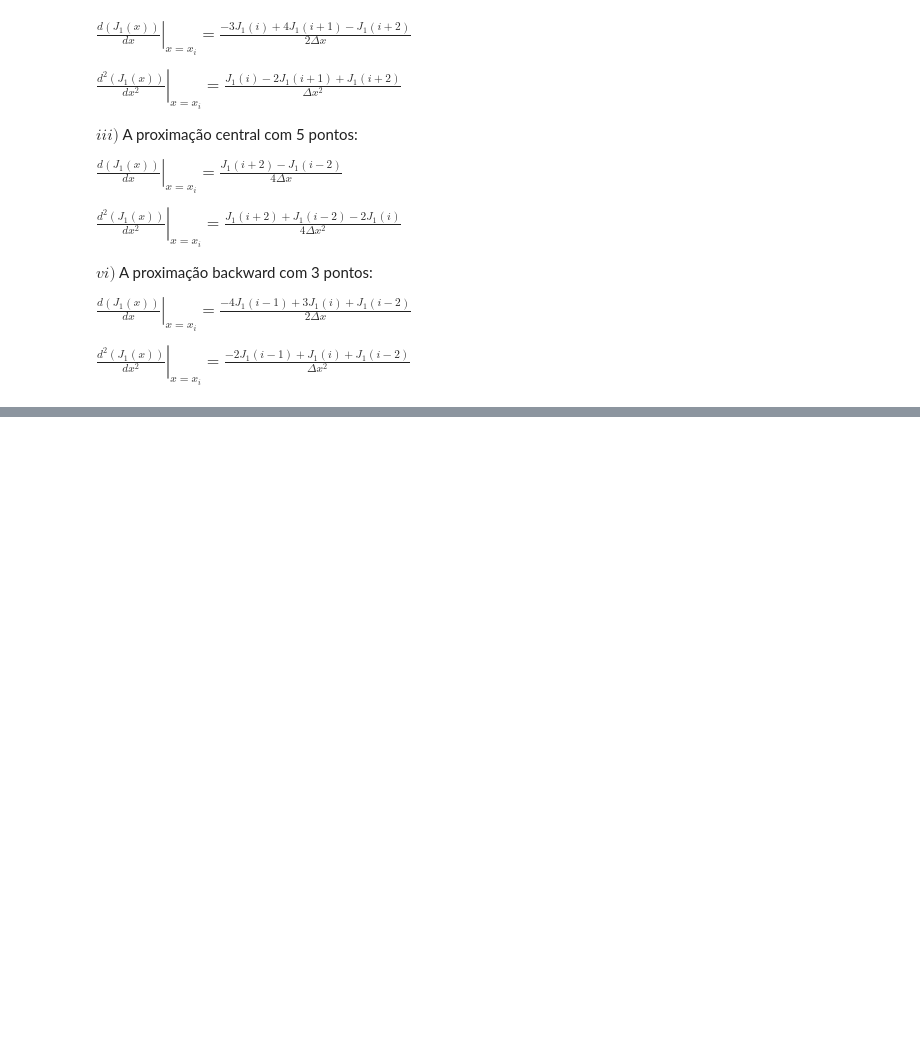
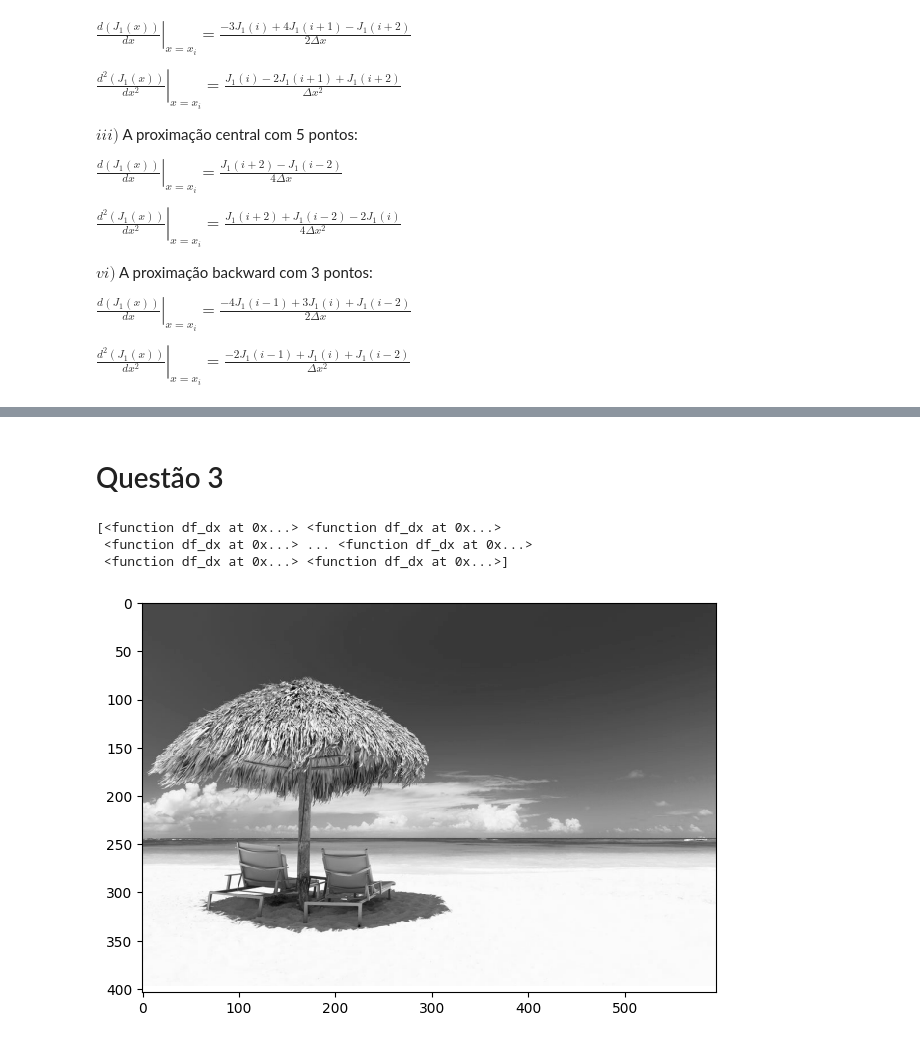
Before and after one commit to Gabrielsssilverio/Metodos_numericos, a Jupyter notebook: Lista_1.ipynb, the cells around one changed output, grey strips where cells are left out. Saved outputs shown, nothing was run; the diff lists cells and outputs as text; code cells hidden in the pictures; blank space fills up the shorter version.

```diff
--- a/Lista_1.ipynb
+++ b/Lista_1.ipynb
@@ -91,0 +94,40 @@ NameError: name 'NONE' is not defined
+# %% [markdown]
+# Questão 3
+# %%
+import skimage as si
+import matplotlib.pyplot as plt
+import skimage.color as sc
+import numpy as np
+
+original_fig = si.io.imread("Figure_lista.png", as_gray=True)
+si.io.imshow(original_fig)
+M = np.asarray(original_fig)
+
+# Aproximação daa primeira derivada
+def df_dx (x_f, x_b ):
+    delta_x_fig = 1
+    return (x_f - x_b) / (2*delta_x_fig)
+# (1,1)
+#central = M[1,1]
+#further = M[200,2]
+#back = M[0,0]
+#print(df_dx (further, back))
+
+# Loop de iteração
+#M.shape[1] #Numero de colunas
+#M.shape[0] #Numero de linhas
+
+grad = []
+
+for i in range(0,(M.shape[0]),1):
+    for j in range (1, (M.shape[1]-1)):
+        df_dx(M[i,(j-1)], M[i,j+1])
+        grad.append(df_dx)
+
+Vetor_gradiente = np.array(grad)#Vetor gradiente
+print(Vetor_gradiente)
+# %% [output]
+[<function df_dx at 0x...> <function df_dx at 0x...>
+ <function df_dx at 0x...> ... <function df_dx at 0x...>
+ <function df_dx at 0x...> <function df_dx at 0x...>]
+[figure, added]
```
Also changed, not shown: parts of 1 cell of this notebook, 2 other files.
